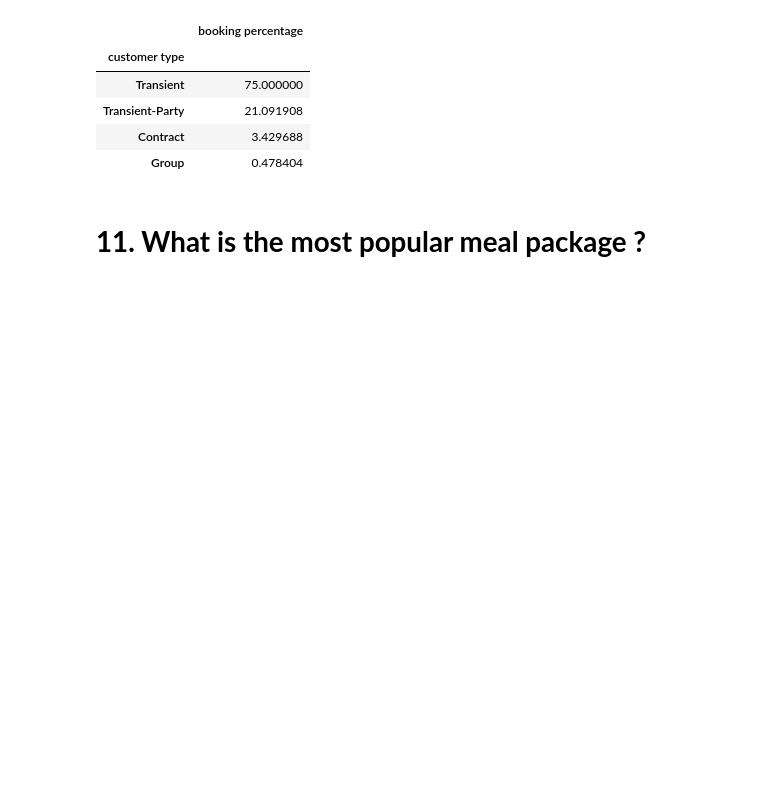
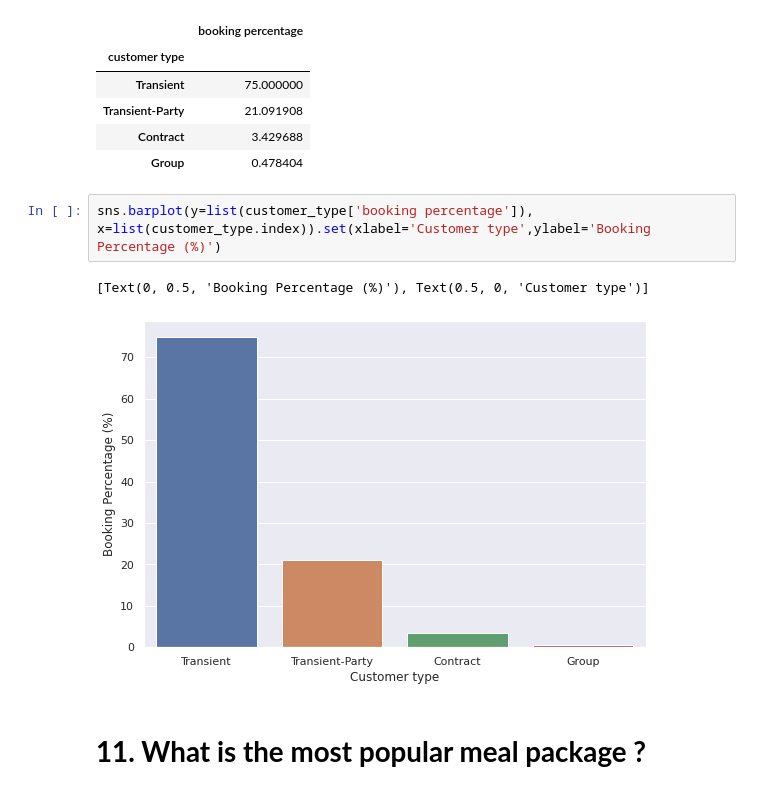
Before and after one commit to FarazAhmad2/EDA-on-Hotel-Booking, a Jupyter notebook: Hotel_Booking_Analysis_Capstone_Project.ipynb, the cells around one changed output. Drawn from its saved outputs; the diff is of its cells as text; blank space fills up the shorter version.

```diff
--- a/Hotel_Booking_Analysis_Capstone_Project.ipynb
+++ b/Hotel_Booking_Analysis_Capstone_Project.ipynb
@@ -344,6 +344,11 @@ customer_type
 | Transient-Party | 21.091908 |
 | Contract | 3.429688 |
 | Group | 0.478404 |
+# %%
+sns.barplot(y=list(customer_type['booking percentage']), x=list(customer_type.index)).set(xlabel='Customer type',ylabel='Booking Percentage (%)')
+# %% [output]
+[Text(0, 0.5, 'Booking Percentage (%)'), Text(0.5, 0, 'Customer type')]
+[figure, added]
 # %% [markdown]
 # **11.  What is the most popular meal package ?**
 # %%
```
Also changed, not shown: parts of 1 cell of this notebook.
